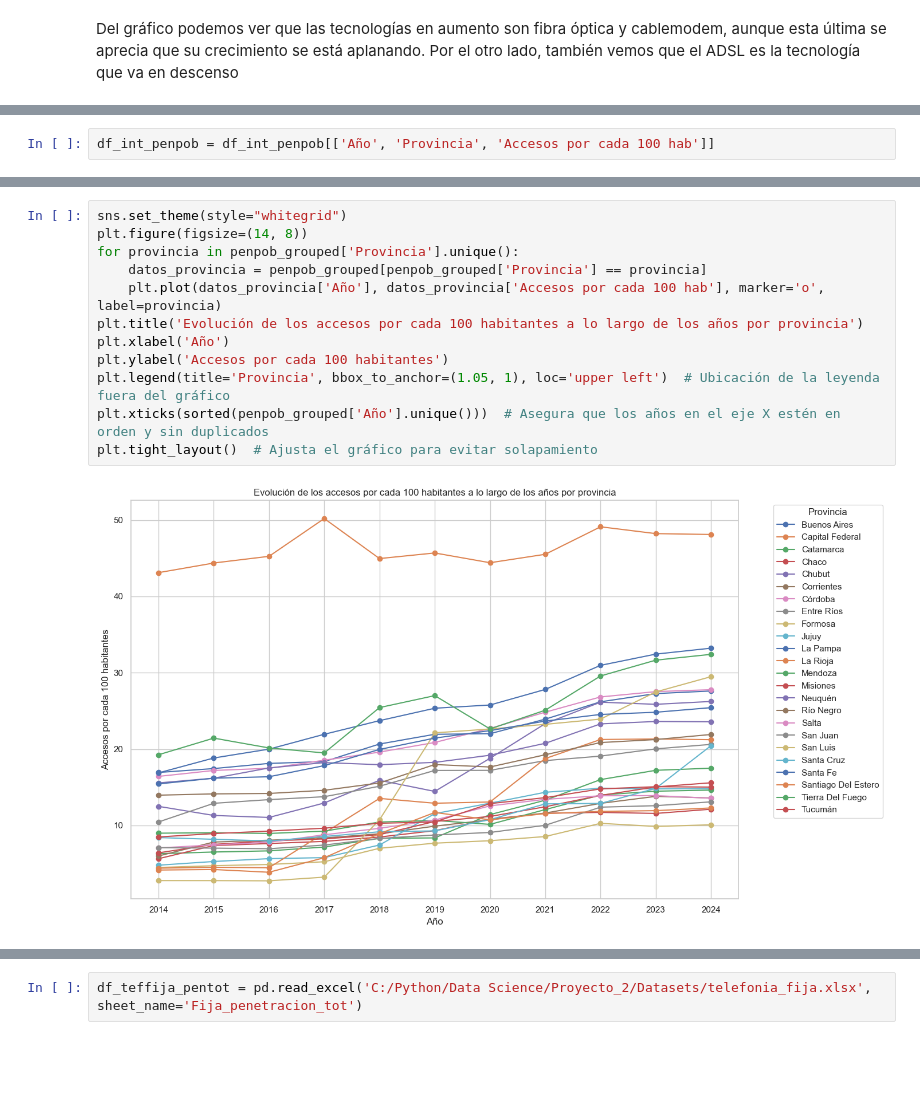
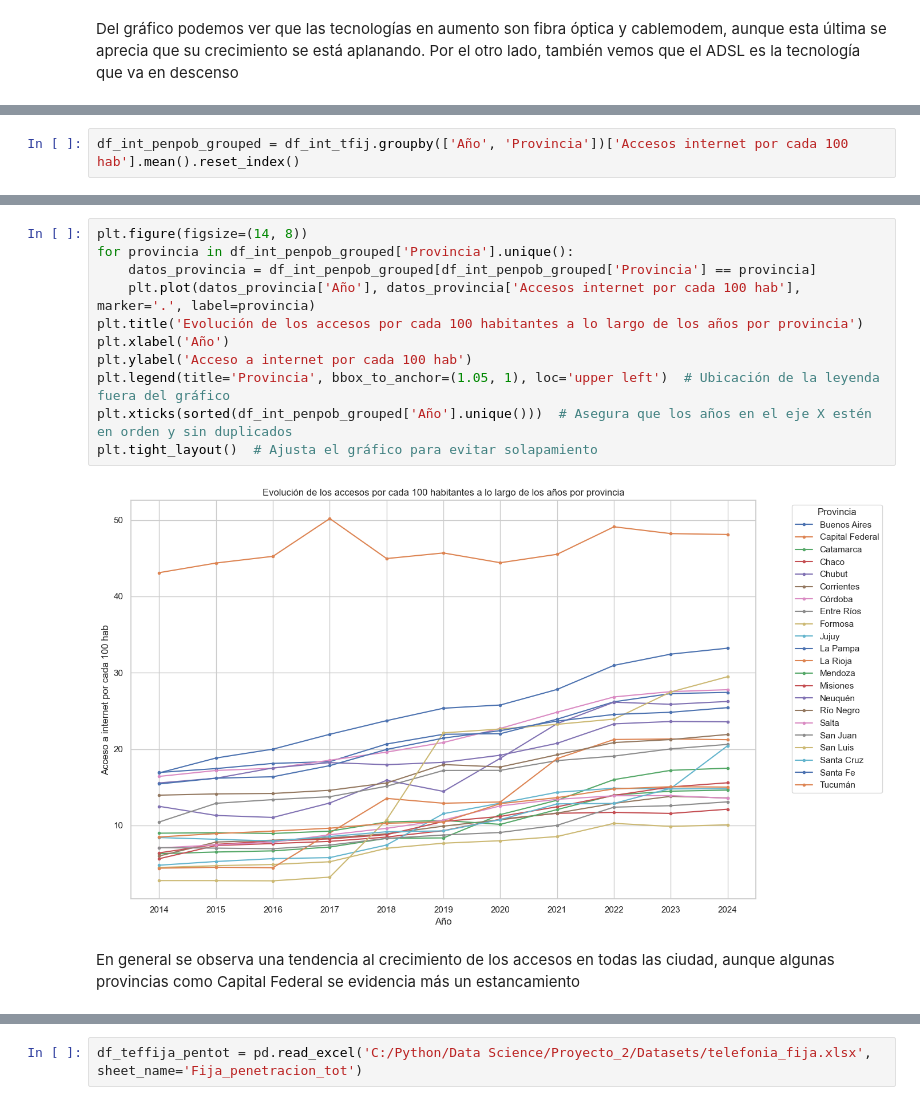
Before and after one commit to DedesF/Proyecto_2, a Jupyter notebook: Analisis/EDA.ipynb, the cells around one changed output, grey strips where cells are left out. Drawn from its saved outputs; the diff is of its cells as text; blank space fills up the shorter version.

```diff
--- a/Analisis/EDA.ipynb
+++ b/Analisis/EDA.ipynb
@@ -36,2 +61,2 @@ df_int_penpob = pd.read_excel('C:/Python/Data Science/Proyecto_2/Datasets/Intern
 # %%
-df_int_penpob = df_int_penpob[['Año', 'Provincia', 'Accesos por cada 100 hab']]
+df_int_penpob_grouped = df_int_tfij.groupby(['Año', 'Provincia'])['Accesos internet por cada 100 hab'].mean().reset_index()
@@ -53,14 +63,15 @@ penpob_grouped.head(10)
 # %%
-sns.set_theme(style="whitegrid")
 plt.figure(figsize=(14, 8))
-for provincia in penpob_grouped['Provincia'].unique():
-    datos_provincia = penpob_grouped[penpob_grouped['Provincia'] == provincia]
-    plt.plot(datos_provincia['Año'], datos_provincia['Accesos por cada 100 hab'], marker='o', label=provincia)
+for provincia in df_int_penpob_grouped['Provincia'].unique():
+    datos_provincia = df_int_penpob_grouped[df_int_penpob_grouped['Provincia'] == provincia]
+    plt.plot(datos_provincia['Año'], datos_provincia['Accesos internet por cada 100 hab'], marker='.', label=provincia)
 plt.title('Evolución de los accesos por cada 100 habitantes a lo largo de los años por provincia')
 plt.xlabel('Año')
-plt.ylabel('Accesos por cada 100 habitantes')
+plt.ylabel('Acceso a internet por cada 100 hab')
 plt.legend(title='Provincia', bbox_to_anchor=(1.05, 1), loc='upper left')  # Ubicación de la leyenda fuera del gráfico
-plt.xticks(sorted(penpob_grouped['Año'].unique()))  # Asegura que los años en el eje X estén en orden y sin duplicados
+plt.xticks(sorted(df_int_penpob_grouped['Año'].unique()))  # Asegura que los años en el eje X estén en orden y sin duplicados
 plt.tight_layout()  # Ajusta el gráfico para evitar solapamiento
 # %% [output]
-[figure, old version]
+[figure, new version]
+# %% [markdown]
+En general se observa una tendencia al crecimiento de los accesos en todas las ciudad, aunque algunas provincias como Capital Federal se evidencia más un estancamiento
```
Also changed, not shown: parts of 32 cells of this notebook.
